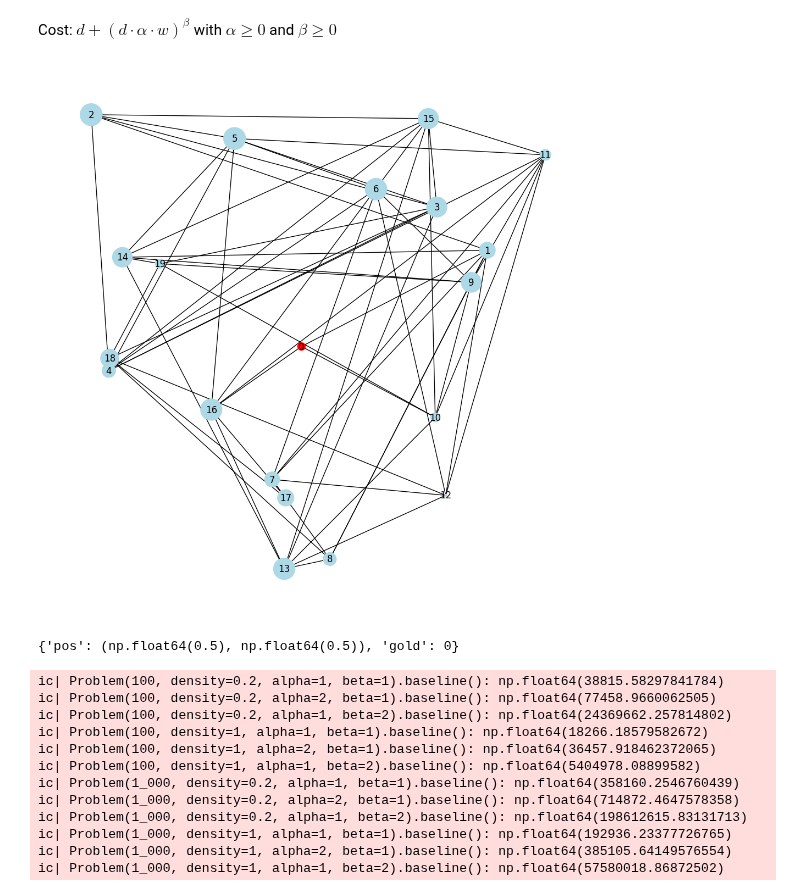
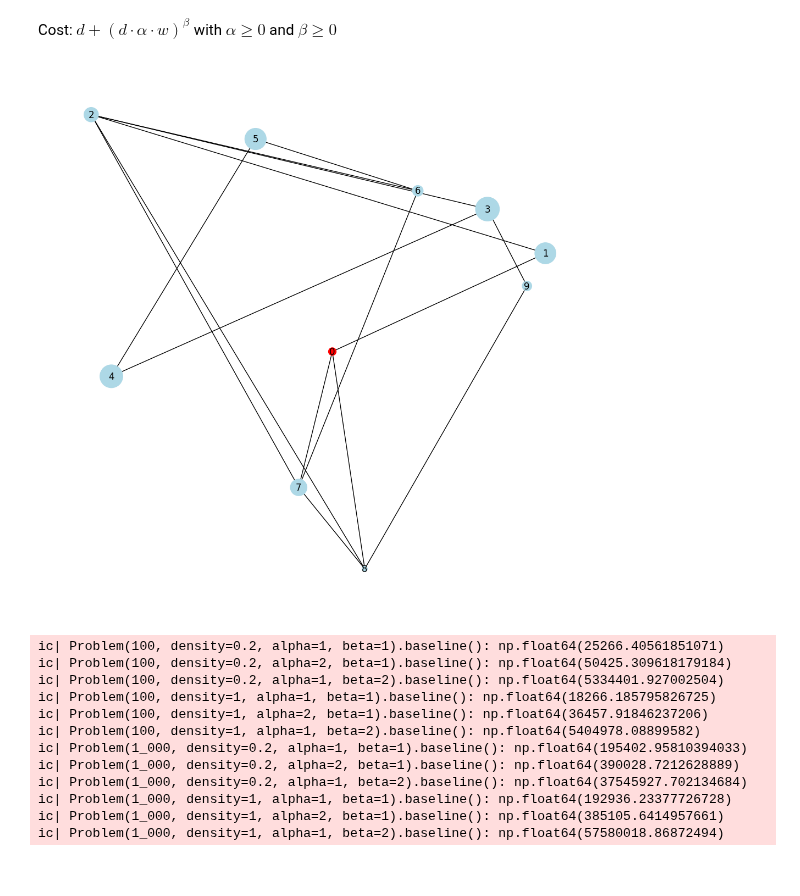
Before and after one commit to squillero/computational-intelligence, a Jupyter notebook: 2025-26/project-work/problem.ipynb, the cells around one changed output. Cells and saved outputs as stored; diff of their text form; code cells hidden in the pictures.

Commit message:
Update baseline

```diff
--- a/2025-26/project-work/problem.ipynb
+++ b/2025-26/project-work/problem.ipynb
@@ -64,22 +64,19 @@ class Problem:
         return dist + (self._alpha * dist * weight) ** self._beta
 
     def baseline(self):
-        cost = 0
+        total_cost = 0
         for dest, path in nx.single_source_dijkstra_path(
-            self._graph, source=0, weight='weight'
+            self._graph, source=0, weight='dist'
         ).items():
-            if dest == 0:
-                continue
+            cost = 0
+            for c1, c2 in zip(path, path[1:]):
+                cost += self.cost([c1, c2], 0)
+                cost += self.cost([c1, c2], self._graph.nodes[dest]['gold'])
             logging.debug(
-                f"dummy_solution: go to {dest} ({' > '.join(str(n) for n in path)}) -- cost: {self.cost(path, 0):.2f}"
+                f"dummy_solution: go to {dest} ({' > '.join(str(n) for n in path)} ({cost})"
             )
-            logging.debug(f"dummy_solution: grab {self._graph.nodes[dest]['gold']:.2f}kg of gold")
-            logging.debug(
-                f"dummy_solution: return to 0 ({' > '.join(str(n) for n in reversed(path))}) -- cost: {self.cost(path, self._graph.nodes[dest]['gold']):.2f}"
-            )
-            cost += self.cost(path, 0) + self.cost(path, self._graph.nodes[dest]['gold'])
-        logging.info(f"dummy_solution: total cost: {cost:.2f}")
-        return cost
+            total_cost += cost
+        return total_cost
 
     def plot(self):
         plt.figure(figsize=(10, 10))
@@ -88,14 +85,10 @@ class Problem:
         color = ['red'] + ['lightblue'] * (len(self._graph) - 1)
         return nx.draw(self._graph, pos, with_labels=True, node_color=color, node_size=size)
 # %%
-P = Problem(20, density=0.2, alpha=1, beta=1)
+P = Problem(10, density=0.2, alpha=1, beta=1)
 P.plot()
 # %% [output]
-[figure, old version]
+[figure, new version]
-# %%
-P.graph.nodes[0]
-# %% [output]
-{'pos': (np.float64(0.5), np.float64(0.5)), 'gold': 0}
 # %%
 logging.getLogger().setLevel(logging.WARNING)
 
@@ -113,15 +106,15 @@ ic(Problem(1_000, density=1, alpha=2, beta=1).baseline())
 ic(Problem(1_000, density=1, alpha=1, beta=2).baseline())
 None
 # %% [output]
-ic| Problem(100, density=0.2, alpha=1, beta=1).baseline(): np.float64(38815.58297841784)
-ic| Problem(100, density=0.2, alpha=2, beta=1).baseline(): np.float64(77458.9660062505)
-ic| Problem(100, density=0.2, alpha=1, beta=2).baseline(): np.float64(24369662.257814802)
-ic| Problem(100, density=1, alpha=1, beta=1).baseline(): np.float64(18266.18579582672)
-ic| Problem(100, density=1, alpha=2, beta=1).baseline(): np.float64(36457.918462372065)
+ic| Problem(100, density=0.2, alpha=1, beta=1).baseline(): np.float64(25266.40561851071)
+ic| Problem(100, density=0.2, alpha=2, beta=1).baseline(): np.float64(50425.309618179184)
+ic| Problem(100, density=0.2, alpha=1, beta=2).baseline(): np.float64(5334401.927002504)
+ic| Problem(100, density=1, alpha=1, beta=1).baseline(): np.float64(18266.185795826725)
+ic| Problem(100, density=1, alpha=2, beta=1).baseline(): np.float64(36457.91846237206)
 ic| Problem(100, density=1, alpha=1, beta=2).baseline(): np.float64(5404978.08899582)
-ic| Problem(1_000, density=0.2, alpha=1, beta=1).baseline(): np.float64(358160.2546760439)
-ic| Problem(1_000, density=0.2, alpha=2, beta=1).baseline(): np.float64(714872.4647578358)
-ic| Problem(1_000, density=0.2, alpha=1, beta=2).baseline(): np.float64(198612615.83131713)
-ic| Problem(1_000, density=1, alpha=1, beta=1).baseline(): np.float64(192936.23377726765)
-ic| Problem(1_000, density=1, alpha=2, beta=1).baseline(): np.float64(385105.64149576554)
-ic| Problem(1_000, density=1, alpha=1, beta=2).baseline(): np.float64(57580018.86872502)
+ic| Problem(1_000, density=0.2, alpha=1, beta=1).baseline(): np.float64(195402.95810394033)
+ic| Problem(1_000, density=0.2, alpha=2, beta=1).baseline(): np.float64(390028.7212628889)
+ic| Problem(1_000, density=0.2, alpha=1, beta=2).baseline(): np.float64(37545927.702134684)
+ic| Problem(1_000, density=1, alpha=1, beta=1).baseline(): np.float64(192936.23377726728)
+ic| Problem(1_000, density=1, alpha=2, beta=1).baseline(): np.float64(385105.6414957661)
+ic| Problem(1_000, density=1, alpha=1, beta=2).baseline(): np.float64(57580018.86872494)
```
